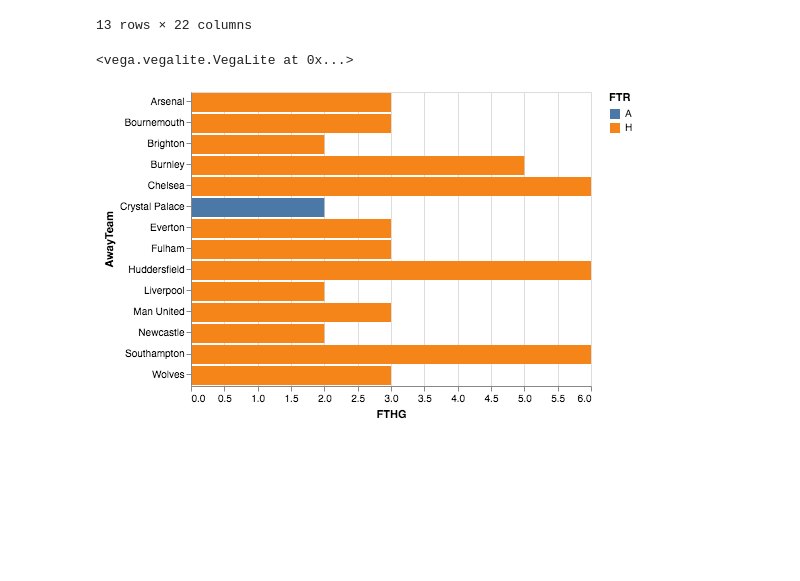
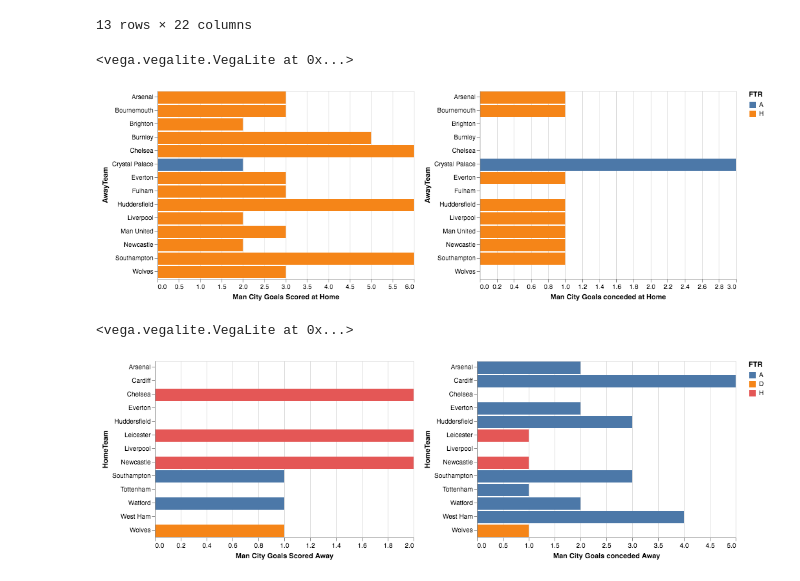
Before and after one commit to sarthakbatragatech/SoccerViz, a Jupyter notebook: SoccerViz.ipynb, the cells around one changed output. Cells and saved outputs as stored; diff of their text form; code cells hidden in the pictures; blank space fills up the shorter version.

Commit message:
Generated plots and added to README

```diff
--- a/SoccerViz.ipynb
+++ b/SoccerViz.ipynb
@@ -120,13 +120,3 @@ mancity_away_df
 | 234 | 2019-01-29 | Newcastle | Man City | 2 | 1 | H | 0 | 1 | A | P Tierney | ... | ... |
 | 250 | 2019-02-06 | Everton | Man City | 0 | 2 | A | 0 | 1 | A | C Pawson | ... | ... |
 13 rows × 22 columns
-# %%
-alt.Chart(mancity_home_df).mark_bar().encode(
-    x='FTHG',
-    y='AwayTeam:N',
-    color='FTR',
-    tooltip=['HomeTeam','AwayTeam', 'FTR']
-)
-# %% [output]
-<vega.vegalite.VegaLite at 0x...>
-[figure, removed]
@@ -139,0 +123,23 @@ alt.Chart(mancity_away_df).mark_point().encode(
+# %%
+alt.themes.enable('opaque')
+
+c1 = alt.Chart(mancity_home_df).mark_bar().encode(
+    x=alt.X('FTHG', title='Man City Goals Scored at Home'),
+    y='AwayTeam:N',
+    color='FTR',
+    tooltip=['HomeTeam','AwayTeam', 'FTR']
+)
+c2 = alt.Chart(mancity_home_df).mark_bar().encode(
+    x=alt.X('FTAG', title='Man City Goals conceded at Home'),
+    y='AwayTeam:N',
+    color='FTR',
+    tooltip=['HomeTeam','AwayTeam', 'FTR']
+)
+
+chart = c1 | c2
+chart.save('plots/man_city_home.png', scale_factor=7.0)
+# %%
+chart
+# %% [output]
+<vega.vegalite.VegaLite at 0x...>
+[figure, added]
@@ -139,0 +164,5 @@ alt.Chart(mancity_away_df).mark_point().encode(
+# %%
+chart
+# %% [output]
+<vega.vegalite.VegaLite at 0x...>
+[figure, added]
```
Also changed, not shown: parts of 2 cells of this notebook, 4 other files.
